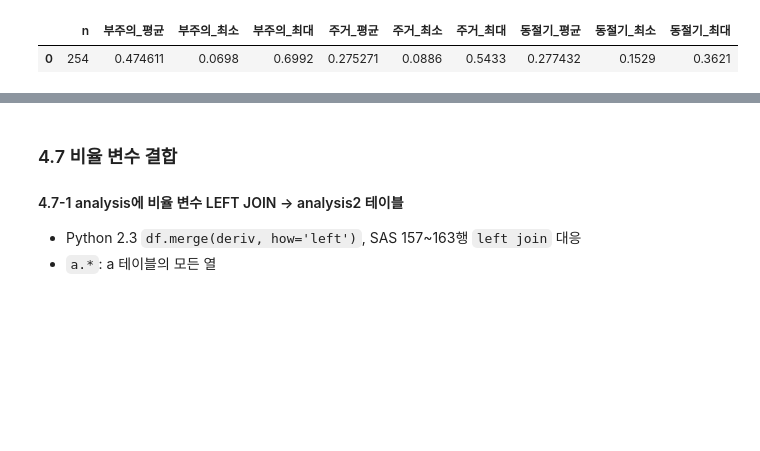
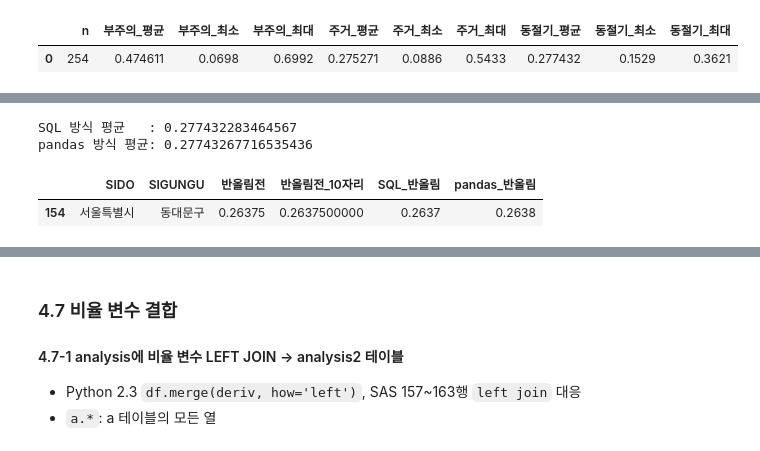
Before and after one commit to woohyun029/SQL-Data-Processing-Practice, a Jupyter notebook: SQL_04_FIRE.ipynb, the cells around one changed output, grey strips where cells are left out. Cells and saved outputs as stored; diff of their text form; code cells hidden in the pictures; blank space fills up the shorter version.

```diff
--- a/SQL_04_FIRE.ipynb
+++ b/SQL_04_FIRE.ipynb
@@ -594,0 +631,20 @@ pd.read_sql(q, conn)
+# %%
+chk = pd.read_sql("""
+SELECT SIDO, SIGUNGU,
+       AVG(FIRE_MONTH IN (12, 1, 2))                  AS 반올림전,
+       printf('%.10f', AVG(FIRE_MONTH IN (12, 1, 2))) AS 반올림전_10자리,
+       ROUND(AVG(FIRE_MONTH IN (12, 1, 2)), 4)        AS SQL_반올림
+FROM fire
+GROUP BY SIDO, SIGUNGU
+""", conn)
+
+chk['pandas_반올림'] = chk['반올림전'].round(4)
+
+print('SQL 방식 평균   :', chk['SQL_반올림'].mean())
+print('pandas 방식 평균:', chk['pandas_반올림'].mean())
+chk[chk['SQL_반올림'] != chk['pandas_반올림']]
+# %% [output]
+SQL 방식 평균   : 0.277432283464567
+pandas 방식 평균: 0.27743267716535436
+|  | SIDO | SIGUNGU | 반올림전 | 반올림전_10자리 | SQL_반올림 | pandas_반올림 |
+| 154 | 서울특별시 | 동대문구 | 0.26375 | 0.2637500000 | 0.2637 | 0.2638 |
```
Also changed, not shown: parts of 7 cells of this notebook.
